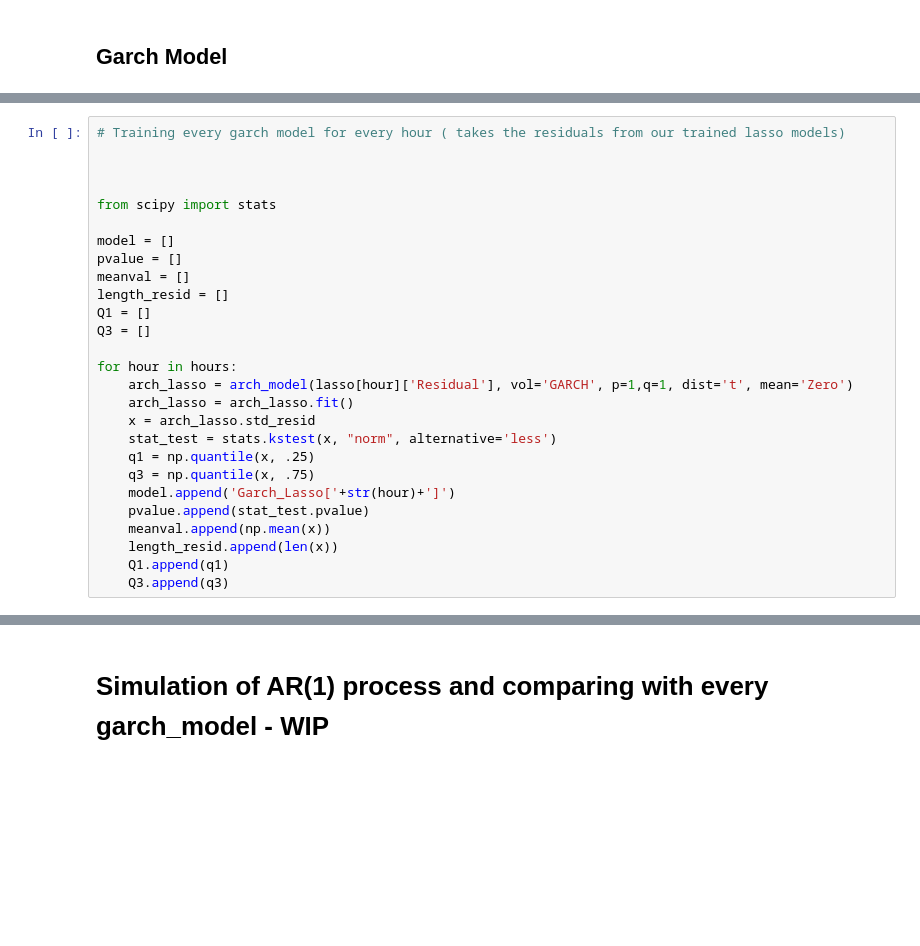
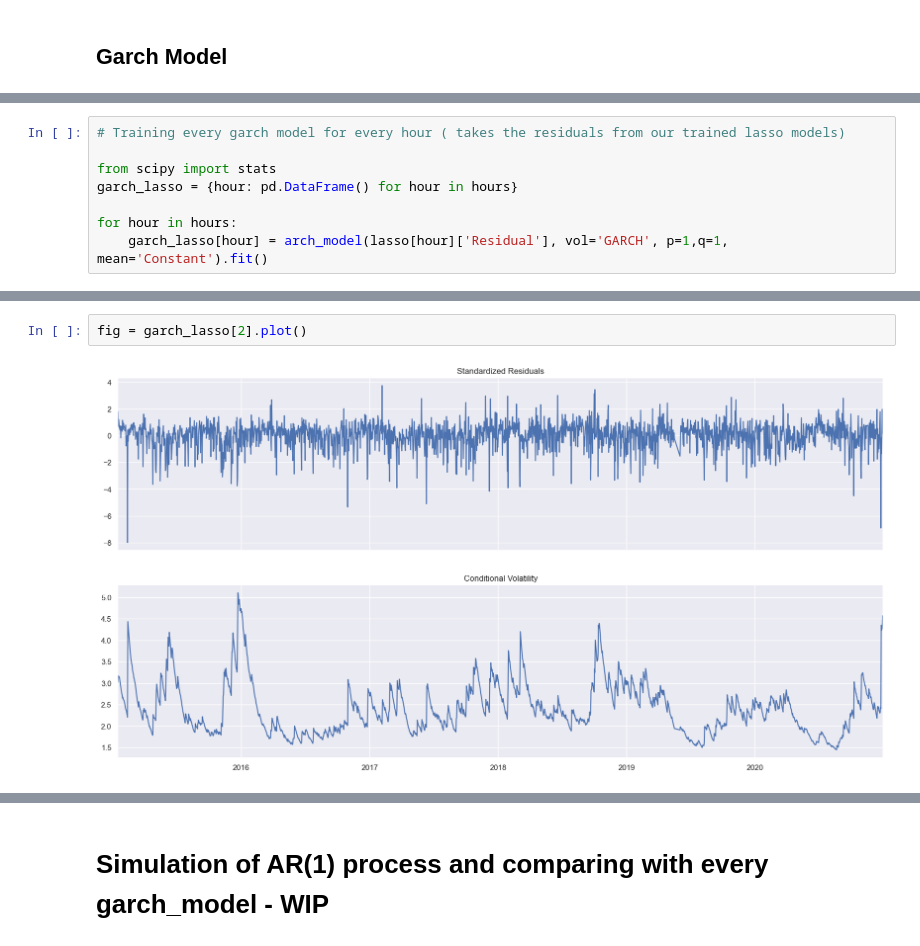
Before and after one commit to KlimisStilp/Price_Timeseries_UK_VScode, a Jupyter notebook: Price Timeseries UK/Totalload_SolarWind_Price_Timeseries.ipynb, the cells around one changed output, grey strips where cells are left out. Saved outputs shown, nothing was run; the diff lists cells and outputs as text; blank space fills up the shorter version.

```diff
--- a/Price Timeseries UK/Totalload_SolarWind_Price_Timeseries.ipynb
+++ b/Price Timeseries UK/Totalload_SolarWind_Price_Timeseries.ipynb
@@ -510,28 +501,9 @@ Text(0.5, 1.0, 'QQplot for Standardized Residuals - GARCH(1,1) 8:00')
 # %%
 # Training every garch model for every hour ( takes the residuals from our trained lasso models)
 
-
-
 from scipy import stats
-
-model = []
-pvalue = []
-meanval = []
-length_resid = []
-Q1 = []
-Q3 = []
+garch_lasso = {hour: pd.DataFrame() for hour in hours}
 
 for hour in hours:
-    arch_lasso = arch_model(lasso[hour]['Residual'], vol='GARCH', p=1,q=1, dist='t', mean='Zero')
-    arch_lasso = arch_lasso.fit()
-    x = arch_lasso.std_resid
-    stat_test = stats.kstest(x, "norm", alternative='less')
-    q1 = np.quantile(x, .25)
-    q3 = np.quantile(x, .75)
-    model.append('Garch_Lasso['+str(hour)+']')
-    pvalue.append(stat_test.pvalue)
-    meanval.append(np.mean(x))
-    length_resid.append(len(x))
-    Q1.append(q1)
-    Q3.append(q3)
+    garch_lasso[hour] = arch_model(lasso[hour]['Residual'], vol='GARCH', p=1,q=1, mean='Constant').fit()
 # %% [output]
@@ -583,0 +543,4 @@ df_arch_results
+# %%
+fig = garch_lasso[2].plot()
+# %% [output]
+[figure, added]
```
Also changed, not shown: parts of 17 cells of this notebook.
